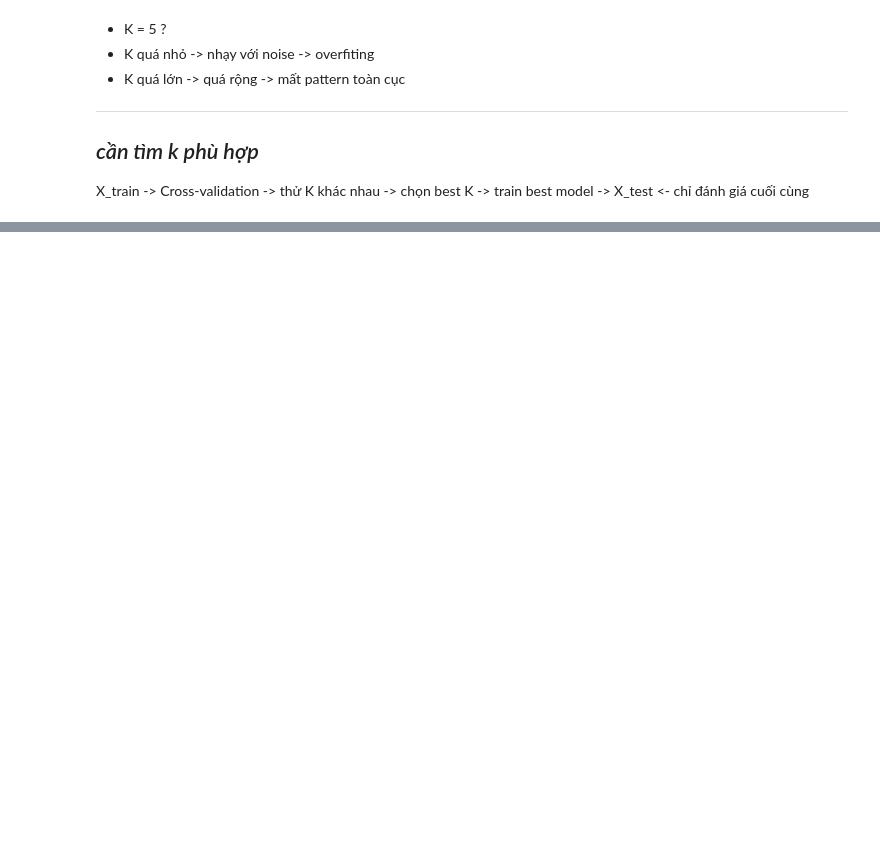
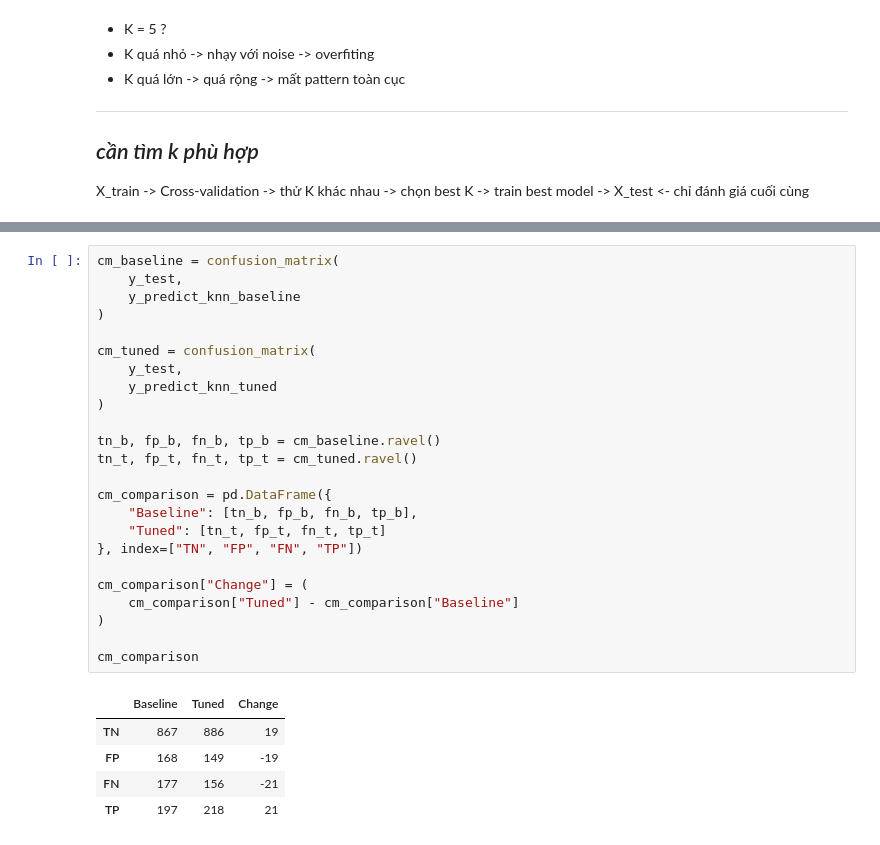
Before and after one commit to huynhthu214/Telco-Churn-DM, a Jupyter notebook: notebook/02_Modeling_Models.ipynb, the cells around one changed output, grey strips where cells are left out. Drawn from its saved outputs; the diff is of its cells as text; blank space fills up the shorter version.

```diff
--- a/notebook/02_Modeling_Models.ipynb
+++ b/notebook/02_Modeling_Models.ipynb
@@ -551,0 +464,30 @@ plt.show()
+# %%
+cm_baseline = confusion_matrix(
+    y_test,
+    y_predict_knn_baseline
+)
+
+cm_tuned = confusion_matrix(
+    y_test,
+    y_predict_knn_tuned
+)
+
+tn_b, fp_b, fn_b, tp_b = cm_baseline.ravel()
+tn_t, fp_t, fn_t, tp_t = cm_tuned.ravel()
+
+cm_comparison = pd.DataFrame({
+    "Baseline": [tn_b, fp_b, fn_b, tp_b],
+    "Tuned": [tn_t, fp_t, fn_t, tp_t]
+}, index=["TN", "FP", "FN", "TP"])
+
+cm_comparison["Change"] = (
+    cm_comparison["Tuned"] - cm_comparison["Baseline"]
+)
+
+cm_comparison
+# %% [output]
+|  | Baseline | Tuned | Change |
+| TN | 867 | 886 | 19 |
+| FP | 168 | 149 | -19 |
+| FN | 177 | 156 | -21 |
+| TP | 197 | 218 | 21 |
```
Also changed, not shown: parts of 28 cells of this notebook.
